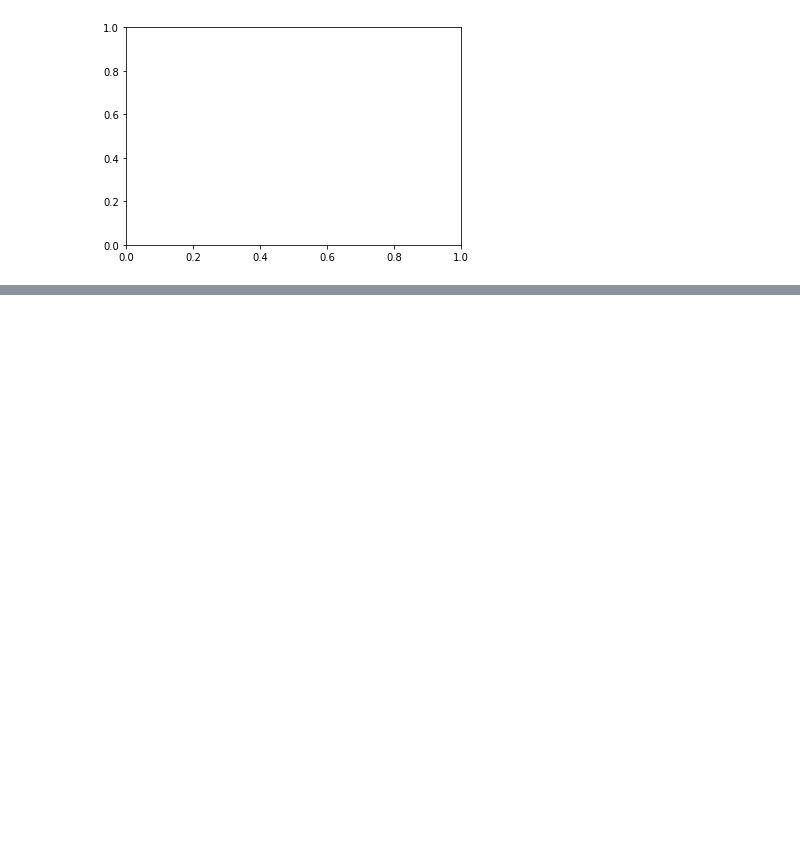
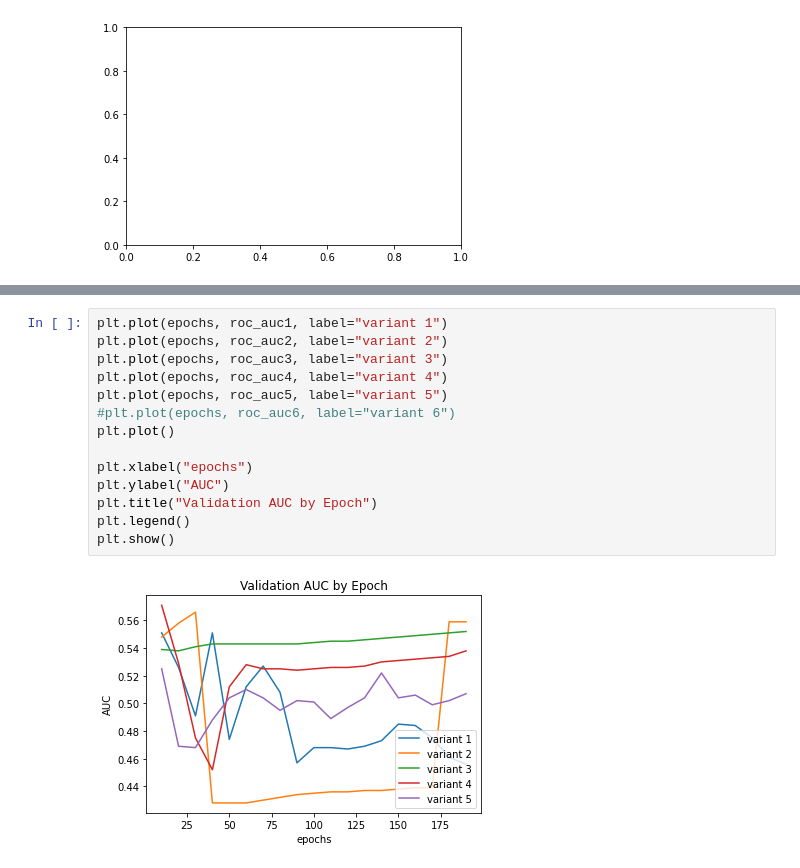
Before and after one commit to snwessel/NeuralNetworksForGWAS, a Jupyter notebook: visualize_results.ipynb, the cells around one changed output, grey strips where cells are left out. Saved outputs shown, nothing was run; the diff lists cells and outputs as text; blank space fills up the shorter version.

```diff
--- a/visualize_results.ipynb
+++ b/visualize_results.ipynb
@@ -128,0 +185,16 @@ ValueError: ignored
+# %%
+plt.plot(epochs, roc_auc1, label="variant 1")
+plt.plot(epochs, roc_auc2, label="variant 2")
+plt.plot(epochs, roc_auc3, label="variant 3")
+plt.plot(epochs, roc_auc4, label="variant 4")
+plt.plot(epochs, roc_auc5, label="variant 5")
+#plt.plot(epochs, roc_auc6, label="variant 6")
+plt.plot()
+
+plt.xlabel("epochs")
+plt.ylabel("AUC")
+plt.title("Validation AUC by Epoch")
+plt.legend()
+plt.show()
+# %% [output]
+[figure, added]
```
Also changed, not shown: parts of 4 cells of this notebook.
